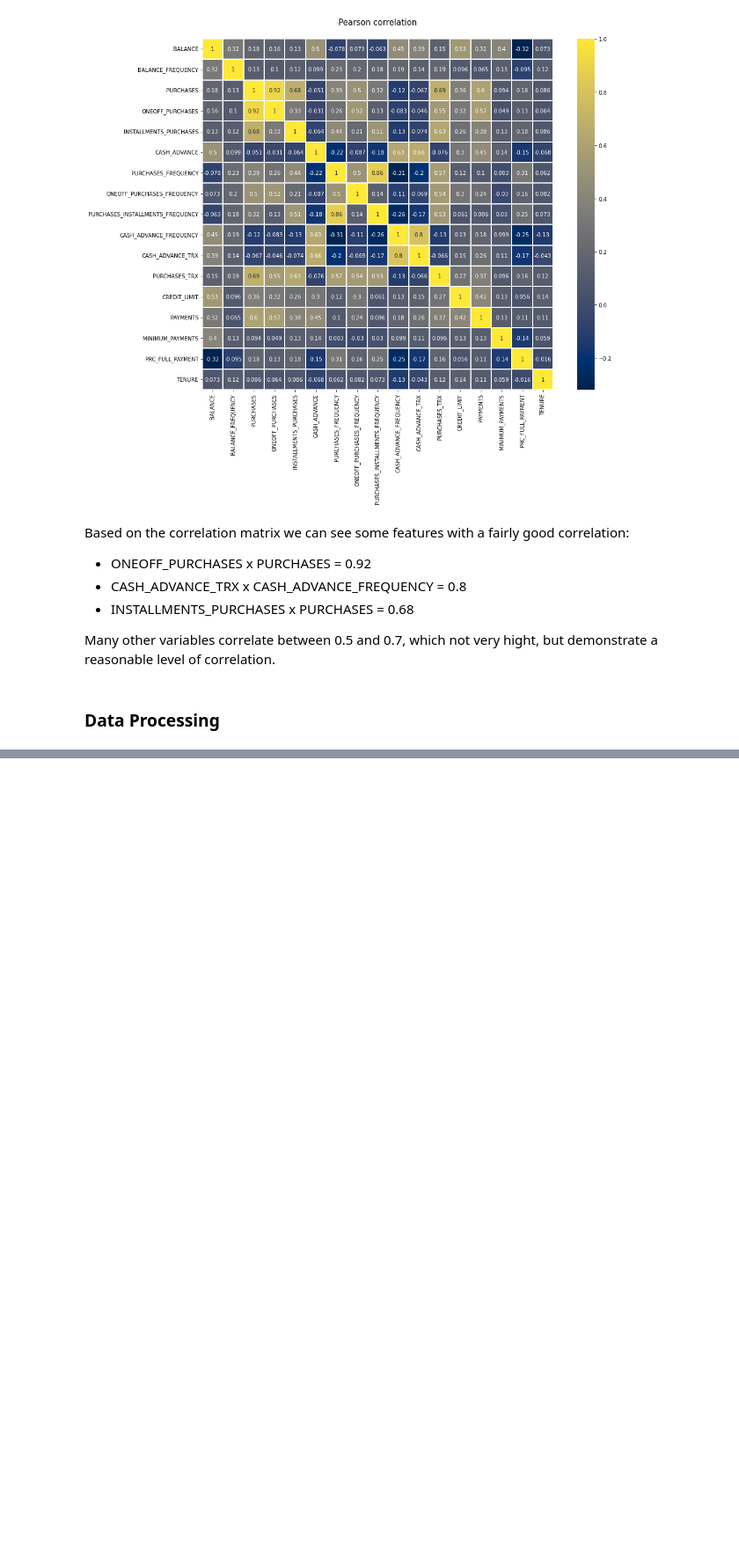
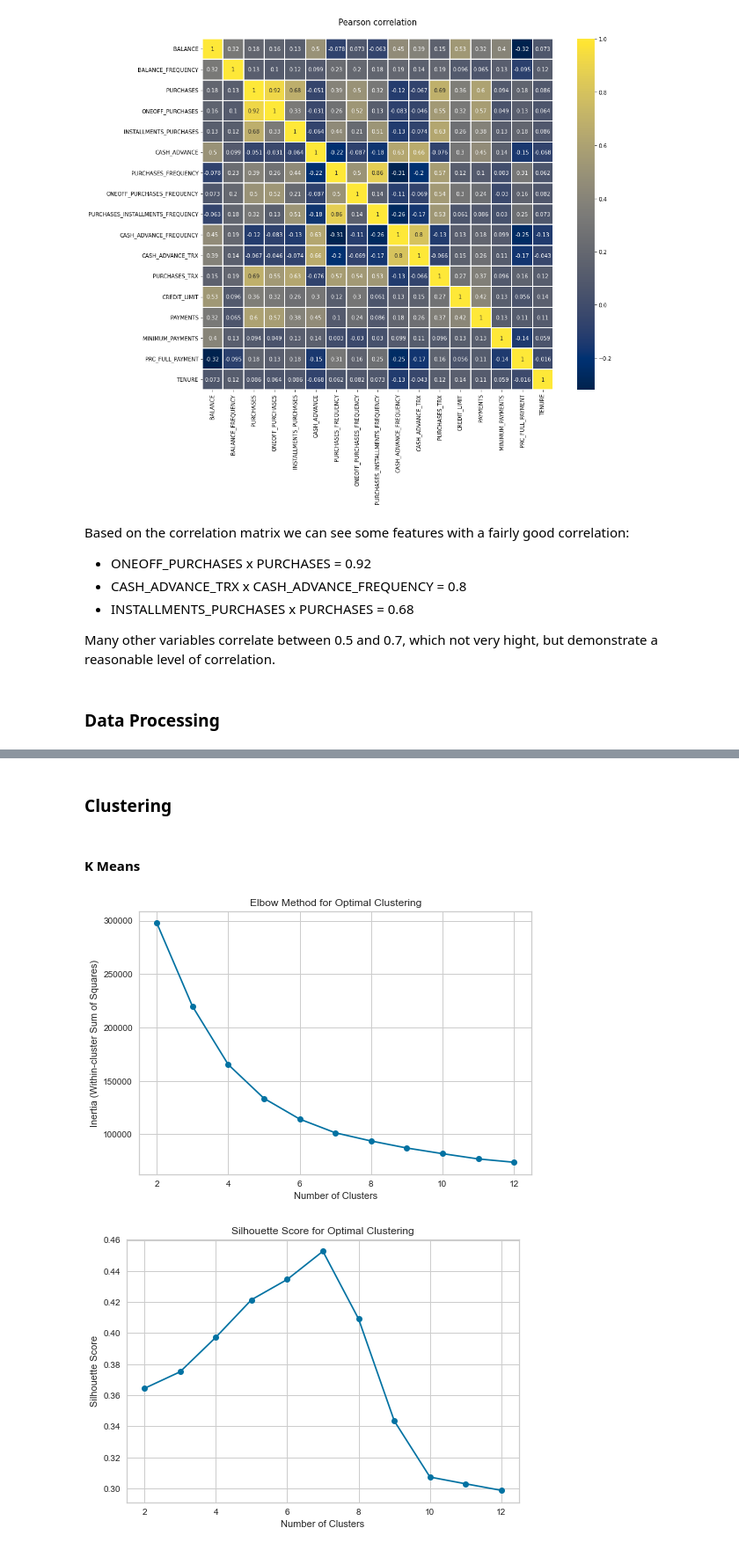
Before and after one commit to PeterStos/Credit-Card-Customer-Clustering, a Jupyter notebook: Credit-Card-Customer-Clustering.ipynb, the cells around one changed output, grey strips where cells are left out. Shown at 88% size. Cells and saved outputs as stored; diff of their text form; code cells hidden in the pictures; blank space fills up the shorter version.

Commit message:
Started clustering Kmeans

```diff
--- a/Credit-Card-Customer-Clustering.ipynb
+++ b/Credit-Card-Customer-Clustering.ipynb
@@ -278,0 +293,38 @@ for col in cols:
+# %% [markdown]
+### Clustering
+# %% [markdown]
+#### K Means
+# %%
+# Create a range of cluster numbers to test
+cluster_range = range(2, 13)
+
+# Initialize an empty list to store inertia values
+inertia_values = []
+
+# Initialize an empty list to store silhouette scores
+silhouette_scores = []
+
+# Iterate through different numbers of clusters and calculate inertia
+for num_clusters in cluster_range:
+    kmeans = KMeans(n_clusters=num_clusters)
+    kmeans.fit(imputed_df_sk)
+    inertia_values.append(kmeans.inertia_)
+    labels = kmeans.labels_
+    silhouette_scores.append(silhouette_score(imputed_df_sk, labels))
+
+# Plot the inertia values against the number of clusters
+plt.plot(cluster_range, inertia_values, marker='o')
+plt.xlabel('Number of Clusters')
+plt.ylabel('Inertia (Within-cluster Sum of Squares)')
+plt.title('Elbow Method for Optimal Clustering')
+plt.show()
+
+# Plot the silhouette scores against the number of clusters
+plt.plot(cluster_range, silhouette_scores, marker='o')
+plt.xlabel('Number of Clusters')
+plt.ylabel('Silhouette Score')
+plt.title('Silhouette Score for Optimal Clustering')
+plt.show()
+# %% [output]
+[figure, added]
+[figure, added]
```
Also changed, not shown: parts of 18 cells of this notebook.
